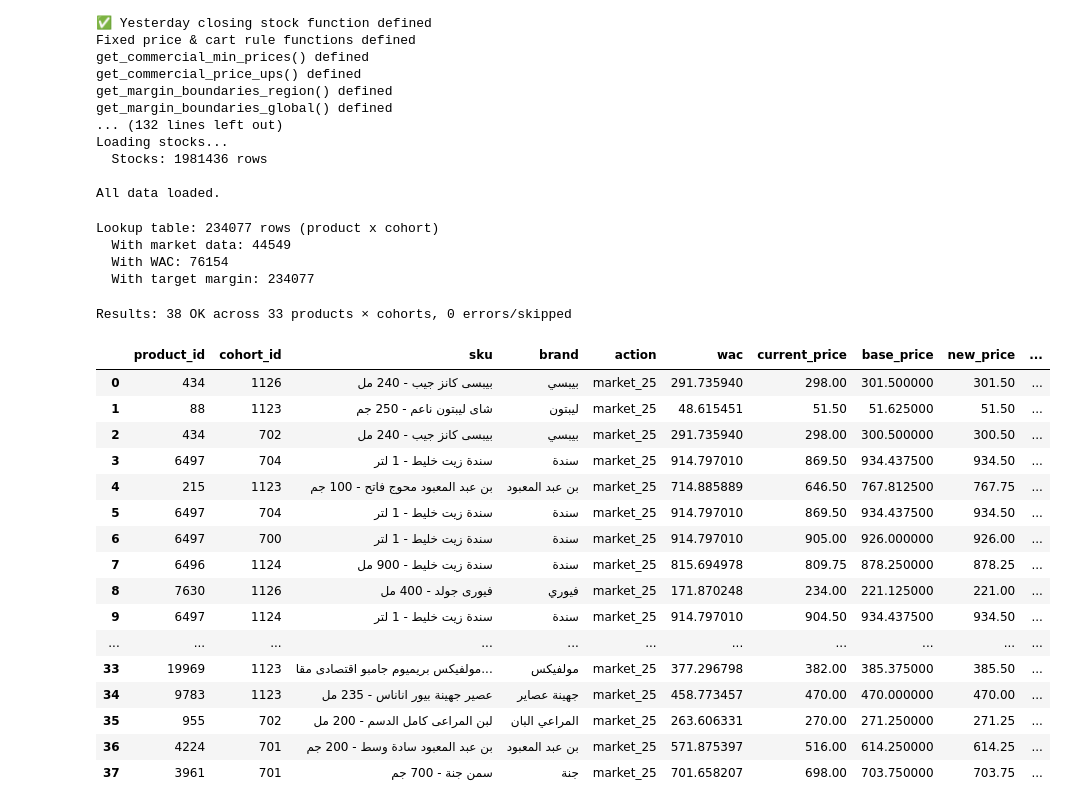
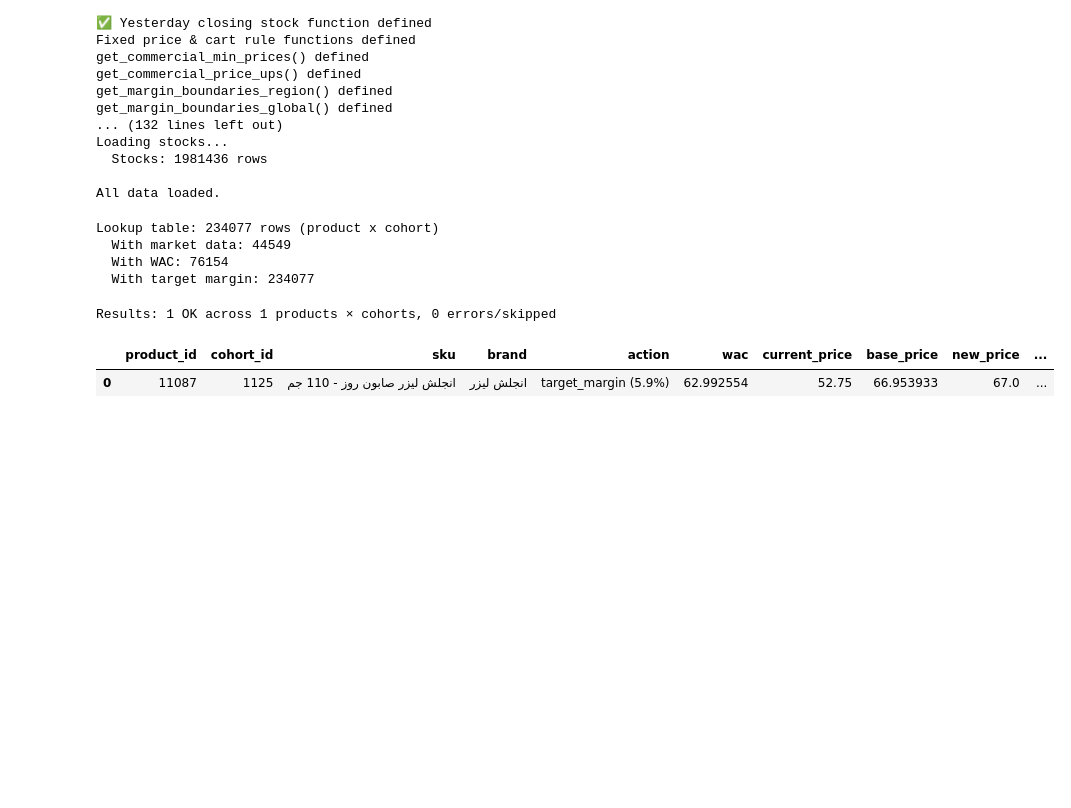
Before and after one commit to Maxab-Growth/Mustafa, a Jupyter notebook: manual_price_push.ipynb, the cells around one changed output. Saved outputs shown, nothing was run; the diff lists cells and outputs as text; code cells hidden in the pictures; blank space fills up the shorter version.

```diff
--- a/manual_price_push.ipynb
+++ b/manual_price_push.ipynb
@@ -304,46 +304,7 @@ lookup[(lookup['brand']=='ماريو')&(lookup['total_stocks']>0)]
 # Only SKUs with stock > 0 are pushed.
 
 PUSH_LIST = [
-    (434,1126,'market_25'),
-(88,1123,'market_25'),
-(434,702,'market_25'),
-(6497,704,'market_25'),
-(215,1123,'market_25'),
-(6497,704,'market_25'),
-(6497,700,'market_25'),
-(6496,1124,'market_25'),
-(7630,1126,'market_25'),
-(6497,1124,'market_25'),
-(248,1125,'market_25'),
-(436,1124,'market_25'),
-(6494,702,'market_25'),
-(9833,701,'market_25'),
-(624,702,'market_25'),
-(8285,703,'market_25'),
-(57,1124,'market_25'),
-(6158,700,'market_25'),
-(1126,702,'market_25'),
-(3431,1123,'target_margin'),
-(2438,701,'market_25'),
-(6158,1126,'market_25'),
-(25900,1125,'market_25'),
-(12925,703,'target_margin'),
-(5646,704,'market_25'),
-(7705,701,'market_25'),
-(418,702,'market_25'),
-(22558,1125,'market_25'),
-(11403,702,'market_25'),
-(6268,1123,'market_25'),
-(19968,1123,'market_25'),
-(3994,701,'market_25'),
-(8104,704,'market_25'),
-(19969,1123,'market_25'),
-(9783,1123,'market_25'),
-(955,702,'market_25'),
-(4224,701,'market_25'),
-(3961,701,'market_25')
-
-
+    (11087,1125,'target_margin')
 ]
 
 
@@ -422,50 +383,35 @@ for product_id,cohort_id, action in PUSH_LIST:
         margin = (base_price_rounded - wac) / base_price_rounded if (wac and wac > 0 and base_price_rounded > 0) else None
 
         cur_price = row.get('current_price', None)
 
         results.append({
             'product_id': product_id,
             'cohort_id': cohort_id,
             'sku': sku,
             'brand': brand,
             'action': action_label,
             'wac': wac,
             'current_price': cur_price,
             'base_price': base_price,
             'new_price': base_price_rounded,
             'margin': margin,
             'status': 'OK',
         })
 
 df_results = pd.DataFrame(results)
 
 ok_count = (df_results['status'] == 'OK').sum()
 err_count = len(df_results) - ok_count
 products_ok = df_results[df_results['status'] == 'OK']['product_id'].nunique()
 print(f'Results: {ok_count} OK across {products_ok} products × cohorts, {err_count} errors/skipped')
 if err_count > 0:
     print('\nErrors/Skipped:')
     print(df_results[df_results['status'] != 'OK'][['product_id', 'cohort_id', 'sku', 'action', 'status']].to_string(index=False))
 df_results[df_results['status'] == 'OK']
 # %% [output]
-Results: 38 OK across 33 products × cohorts, 0 errors/skipped
+Results: 1 OK across 1 products × cohorts, 0 errors/skipped
 |  | product_id | cohort_id | sku | brand | action | wac | current_price | base_price | new_price | ... |
-| 0 | 434 | 1126 | بيبسى كانز جيب - 240 مل | بيبسي | market_25 | 291.735940 | 298.00 | 301.500000 | 301.50 | ... |
-| 1 | 88 | 1123 | شاى ليبتون ناعم - 250 جم | ليبتون | market_25 | 48.615451 | 51.50 | 51.625000 | 51.50 | ... |
-| 2 | 434 | 702 | بيبسى كانز جيب - 240 مل | بيبسي | market_25 | 291.735940 | 298.00 | 300.500000 | 300.50 | ... |
-| 3 | 6497 | 704 | سندة زيت خليط - 1 لتر | سندة | market_25 | 914.797010 | 869.50 | 934.437500 | 934.50 | ... |
-| 4 | 215 | 1123 | بن عبد المعبود محوج فاتح - 100 جم | بن عبد المعبود | market_25 | 714.885889 | 646.50 | 767.812500 | 767.75 | ... |
-| 5 | 6497 | 704 | سندة زيت خليط - 1 لتر | سندة | market_25 | 914.797010 | 869.50 | 934.437500 | 934.50 | ... |
-| 6 | 6497 | 700 | سندة زيت خليط - 1 لتر | سندة | market_25 | 914.797010 | 905.00 | 926.000000 | 926.00 | ... |
-| 7 | 6496 | 1124 | سندة زيت خليط - 900 مل | سندة | market_25 | 815.694978 | 809.75 | 878.250000 | 878.25 | ... |
-| 8 | 7630 | 1126 | فيورى جولد - 400 مل | فيوري | market_25 | 171.870248 | 234.00 | 221.125000 | 221.00 | ... |
-| 9 | 6497 | 1124 | سندة زيت خليط - 1 لتر | سندة | market_25 | 914.797010 | 904.50 | 934.437500 | 934.50 | ... |
-| ... | ... | ... | ... | ... | ... | ... | ... | ... | ... | ... |
-| 33 | 19969 | 1123 | مولفيكس بريميوم جامبو اقتصادى مقا... | مولفيكس | market_25 | 377.296798 | 382.00 | 385.375000 | 385.50 | ... |
-| 34 | 9783 | 1123 | عصير جهينة بيور اناناس - 235 مل | جهينة عصاير | market_25 | 458.773457 | 470.00 | 470.000000 | 470.00 | ... |
-| 35 | 955 | 702 | لبن المراعى كامل الدسم - 200 مل | المراعي البان | market_25 | 263.606331 | 270.00 | 271.250000 | 271.25 | ... |
-| 36 | 4224 | 701 | بن عبد المعبود سادة وسط - 200 جم | بن عبد المعبود | market_25 | 571.875397 | 516.00 | 614.250000 | 614.25 | ... |
-| 37 | 3961 | 701 | سمن جنة - 700 جم | جنة | market_25 | 701.658207 | 698.00 | 703.750000 | 703.75 | ... |
+| 0 | 11087 | 1125 | انجلش ليزر صابون روز - 110 جم | انجلش ليزر | target_margin (5.9%) | 62.992554 | 52.75 | 66.953933 | 67.0 | ... |
 # %%
 #df_results=df_results[df_results['current_price']>df_results['new_price']]
 df_results['change'] = (df_results['new_price'] - df_results['current_price'])/df_results['current_price']
```
Also changed, not shown: parts of 2 cells of this notebook, 10 other files.
